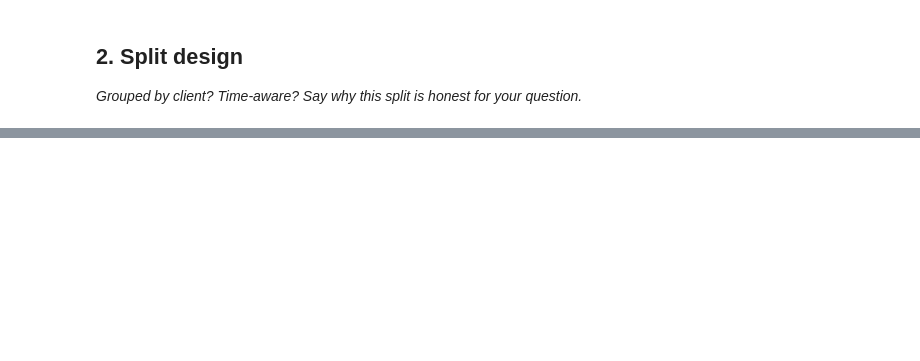
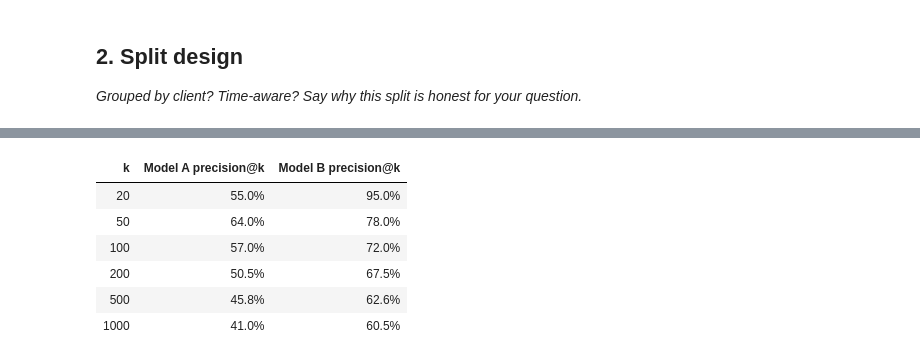
Before and after one commit to T0othIess/FlyRank-AI-ML-internship, a Jupyter notebook: work/notebooks/w05_model.ipynb, the cells around one changed output, grey strips where cells are left out. Drawn from its saved outputs; the diff is of its cells as text; code cells hidden in the pictures; blank space fills up the shorter version.

```diff
--- a/work/notebooks/w05_model.ipynb
+++ b/work/notebooks/w05_model.ipynb
@@ -36,0 +296,64 @@ This skeleton is yours to fill. Work the sections **in order** — each one has
+# %%
+from sklearn.preprocessing import OneHotEncoder
+import pandas as pd
+
+#creates the one-hot encoder object
+#the reason for sparse_output=False is so that the position_encoded has type numpy.ndarry which works with DataFrame, cuz without it it would be a sprase smthn type,
+#which doesnt work and raises an error.
+ohe = OneHotEncoder(sparse_output=False)
+
+categories = ["position_tier"]
+#fit it on the training data to learn the categories and transforms it (meaning it starts filling up the matrix with 1s and 0s)
+position_encoded = ohe.fit_transform(df[categories])
+
+#get the column names, reason why it was on ohe not position_encoded because position_encoded is a matrix without column names, ohe creates the column names
+position_columns = ohe.get_feature_names_out(categories)
+
+#the reason for index= df.index is to ensure the dataframe doesnt mix up cuz it will be added to df, so it must have it's index
+position_df = pd.DataFrame(data=position_encoded, columns=position_columns, index=df.index)
+df[position_columns] = position_df
+
+#basically because search_volume is heavily skewed, we use log for it so that the model doesnt depend too much on it basically
+#log1p(x) means log(1+x), reason for the 1+ is cuz x can be 0, to not get a math error
+df["log_search_volume"] = np.log1p(df["search_volume"])
+features_list_B = ["weighted_avg_position", "log_search_volume", "competition_level_enc"] + position_columns.tolist()
+
+#df.loc[rows, columns] thats the syntax
+X_B_train = df.loc[X_train.index, features_list_B]
+X_B_test = df.loc[X_test.index, features_list_B]
+y_B_train = y_train
+y_B_test = y_test
+
+model_B = LogisticRegression(max_iter=1000, random_state=1)
+model_B.fit(X_B_train, y_B_train)
+y_B_pred_proba = model_B.predict_proba(X_B_test)[:,1]
+
+test_df_B = df.loc[X_B_test.index].copy()
+test_df_B["is_high_gap"] = y_B_test.values
+test_df_B["predicted_high_gap"] = y_B_pred_proba
+
+test_df_model_B = test_df_B.sort_values("predicted_high_gap", ascending=False)
+
+data = {"k": [], "Model A precision@k": [], "Model B precision@k": []}
+for k in [20,50,100,200,500,1000]:
+    data["k"].append(k)
+    top_k_model_A = test_df_model.head(k)
+    model_A_precision_at_k = top_k_model_A["is_high_gap"].sum() / k
+    data["Model A precision@k"].append(model_A_precision_at_k)
+
+
+    top_k_model_B = test_df_model_B.head(k)
+    model_B_precision_at_k = top_k_model_B["is_high_gap"].sum() / k
+    data["Model B precision@k"].append(model_B_precision_at_k)
+
+#note: results isnt a dataframe, its a styler object, because we used .style
+results = pd.DataFrame(data).style.hide(axis="index").format("{:.1%}", subset=["Model B precision@k", "Model A precision@k"]).set_properties(**{"text-align": "center"})
+display(results)
+# %% [output]
+| k | Model A precision@k | Model B precision@k |
+| 20 | 55.0% | 95.0% |
+| 50 | 64.0% | 78.0% |
+| 100 | 57.0% | 72.0% |
+| 200 | 50.5% | 67.5% |
+| 500 | 45.8% | 62.6% |
+| 1000 | 41.0% | 60.5% |
```
Also changed, not shown: parts of 20 cells of this notebook.
